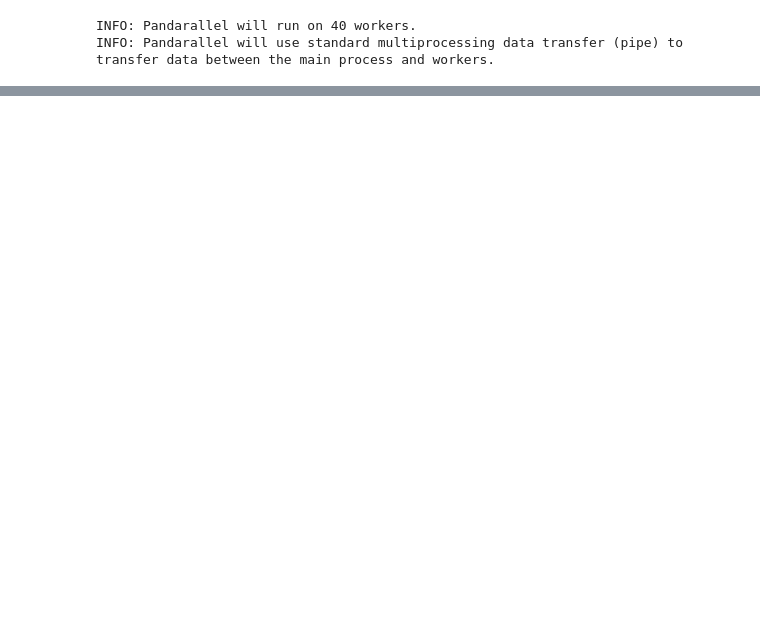
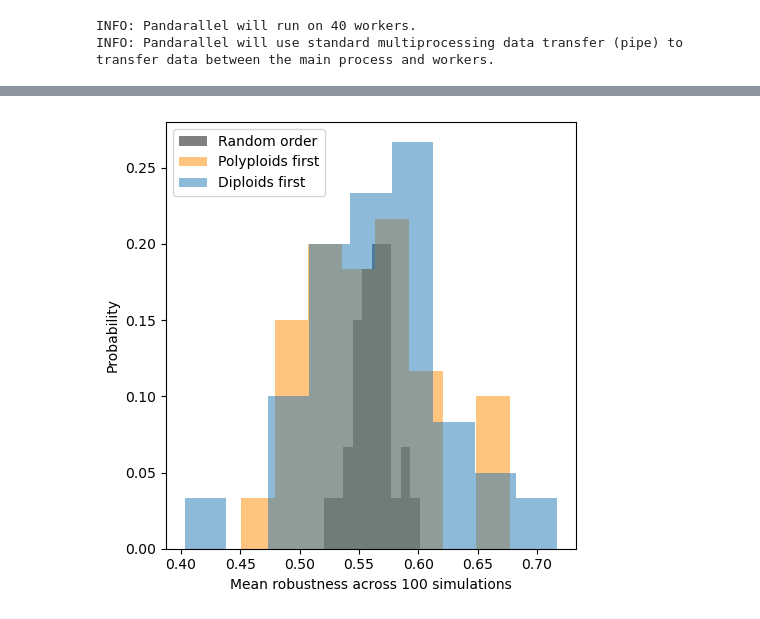
Before and after one commit to halabikeren/plant_pollinator_networks, a Jupyter notebook: notebooks/statistical_analysis/extinction/2-compute_robustness.ipynb, the cells around one changed output, grey strips where cells are left out. Drawn from its saved outputs; the diff is of its cells as text; code cells hidden in the pictures; blank space fills up the shorter version.

```diff
--- a/notebooks/statistical_analysis/extinction/2-compute_robustness.ipynb
+++ b/notebooks/statistical_analysis/extinction/2-compute_robustness.ipynb
@@ -135,0 +28,11 @@ first_di_extinction_data.head()
+# %%
+working_dir = f"../../../data/statistical_analysis/extinction_analysis/"
+do_weighted = True
+weighted_str = f"{'un' if not do_weighted else ''}weighted"
+
+order_to_outdir = {"polyploids_first": f"{working_dir}full_polyploids_first_extinction_on_{weighted_str}_networks/",
+                   "diploids_first": f"{working_dir}full_diploids_first_extinction_on_{weighted_str}_networks/",
+                   "random": f"{working_dir}full_random_extinction_on_{weighted_str}_networks/"}
+networks_metadata_path = "../../../data/networks/networks_metadata.csv"
+
+robustness_data_path = f"{working_dir}robustness_data.csv"
@@ -159,0 +149,24 @@ fig.savefig(f"../../../data/figures/fig5_rewiring_prob_{rewiring_prob}.jpeg")
+# %%
+import matplotlib.pyplot as plt
+import seaborn as sns
+plt.rcParams["patch.force_edgecolor"] = False
+fontsize = 42
+poly_color = "darkorange" #"tab:orange" # yellow, pink, blue
+di_color = "tab:blue"
+random_color = "black" #"tab:grey"
+alpha = 0.5
+min_num_class_members = 5 #10
+
+plot_data = final_robustness_data.loc[(final_robustness_data.num_polyploids > min_num_class_members)&(final_robustness_data.num_diploids > min_num_class_members)]
+fig, ax = plt.subplots(nrows=1, ncols=1, figsize=(5, 5))
+
+sns.histplot(plot_data.random_robustness, label="Random order", color=random_color, ax=ax, stat="probability", alpha=alpha, linewidth=0)
+sns.histplot(plot_data.polyploids_first_robustness, label="Polyploids first", color=poly_color, ax=ax, stat="probability", alpha=alpha, linewidth=0)
+sns.histplot(plot_data.diploids_first_robustness, label="Diploids first", ax=ax, color=di_color, stat="probability", alpha=alpha, linewidth=0)
+ax.legend()
+ax.set_xlabel("Mean robustness across 100 simulations")
+fig.tight_layout()
+
+fig.savefig(f"../../../data/figures/fig5.jpeg")
+# %% [output]
+[figure, added]
```
Also changed, not shown: parts of 25 cells of this notebook, 1 other file.
